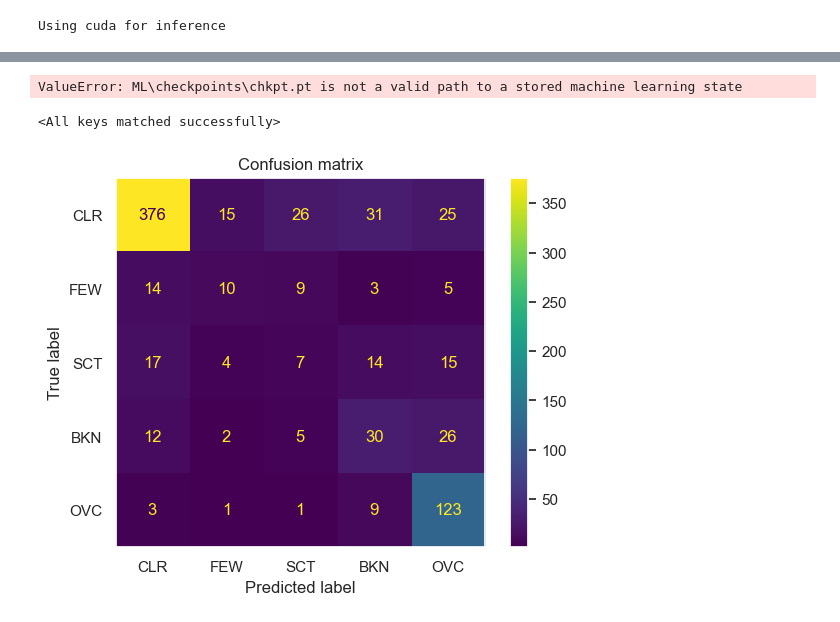
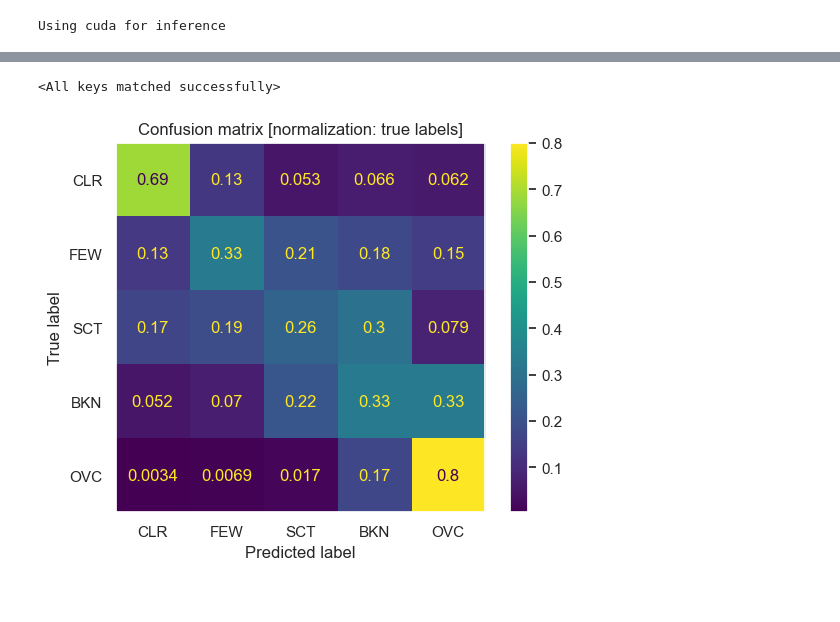
Before and after one commit to ErikWessel/MSCC-Notebooks, a Jupyter notebook: ml_program.ipynb, the cells around one changed output, grey strips where cells are left out. Saved outputs shown, nothing was run; the diff lists cells and outputs as text; code cells hidden in the pictures.

```diff
--- a/ml_program.ipynb
+++ b/ml_program.ipynb
@@ -145,3 +166,9 @@ composed_transforms = transforms.Compose([
+# %%
+composed_transforms = transforms.RandomOrder([
+    transforms.RandomHorizontalFlip(),
+    transforms.RandomVerticalFlip(),
+    transforms.RandomRotation(90)
+])
 # %%
 bands = ['B4', 'B3', 'B2']
 station_radius = 8000.0
@@ -402,15 +412,30 @@ tensor([0.4671, 0.9150, 0.9083, 0.8819, 0.8278], device='cuda:0')
 # %%
-def display_confusion_matrix(model, dataloader, num_images=None):
+from typing import Optional
+
+
+class ConfusionMatrixNormalization(str, Enum):
+    ALL_SAMPLES = 'all',
+    TRUE_LABELS = 'true',
+    PREDICTED_LABELS = 'pred'
+
+def display_confusion_matrix(model, dataloader:DataLoader, normalization:Optional[ConfusionMatrixNormalization] = None,
+                             num_images = None) -> pd.DataFrame:
+    normalization_mode = None
+    title = 'Confusion matrix'
+    if normalization is not None:
+        normalization_mode = normalization.value
+        title += ' [normalization: ' + normalization.name.lower().replace('_', ' ') + ']'
     # set the model to evaluation mode
     model.eval()
 
     # initialize the true and predicted labels
     true_labels = []
     predicted_labels = []
+    all_indices = []
 
     # get predictions for N images from the dataloader
     with torch.no_grad():
-        for i, (inputs, labels) in enumerate(dataloader):
+        for inputs, labels, indices in dataloader:
             if (num_images is not None) and (i == num_images):
                 break
             inputs = inputs.to(device)
@@ -419,16 +444,23 @@ def display_confusion_matrix(model, dataloader, num_images=None):
             _, predicted = torch.max(outputs, 1)
             true_labels += labels.cpu().numpy().tolist()
             predicted_labels += predicted.cpu().numpy().tolist()
+            all_indices += indices.tolist()
+
 
     # compute the confusion matrix
-    cm = confusion_matrix(true_labels, predicted_labels, labels=range(len(classes)))
+    cm = confusion_matrix(true_labels, predicted_labels, labels=range(len(classes)), normalize=normalization_mode)
 
     # display the confusion matrix
     disp = ConfusionMatrixDisplay(confusion_matrix=cm, display_labels=class_names)
     disp.plot(include_values=True, cmap='viridis', ax=None, xticks_rotation='horizontal')
     plt.grid(False)
-    plt.title('Confusion matrix')
+    plt.title(title)
     plt.show()
+
+    data_out = pd.DataFrame({'true label': true_labels, 'predicted label': predicted_labels, 'index': all_indices})
+    data_out['true label'] = data_out['true label'].apply(lambda x: class_names[x])
+    data_out['predicted label'] = data_out['predicted label'].apply(lambda x: class_names[x])
+    return data_out
 # %%
 if use_weighted_loss_function:
     criterion = nn.CrossEntropyLoss(loss_function_weights)
@@ -452,4 +480,2 @@ Best validation F1-Score: 0.735804
 # %%
-state = load_state(os.path.join('ML', 'checkpoints', 'chkpt.pt'))
+state = load_state(os.path.join('ML', 'states', 'efficientnet_v2_l_preset_2_SGD_LR_step_16_large_weights.pt'))
-# %% [output]
-ValueError: ML\checkpoints\chkpt.pt is not a valid path to a stored machine learning state
@@ -461,8 +485,5 @@ model_trained.load_state_dict(state.model_state)
 # %% [output]
 <All keys matched successfully>
 # %%
-visualization_dataloader = DataLoader(validation_dataset,  batch_size=16, shuffle=True)
+visualization_dataset = test_dataset
+visualization_dataloader = DataLoader(visualization_dataset,  batch_size=20, shuffle=True)
-# %%
-display_confusion_matrix(model_trained, visualization_dataloader)
-# %% [output]
-[figure, removed]
@@ -470,0 +490,4 @@ state = load_state(os.path.join('ML', 'states', 'efficientnet_v2_s_300img_x64_we
+# %%
+cm_data = display_confusion_matrix(model_trained, visualization_dataloader, ConfusionMatrixNormalization.TRUE_LABELS)
+# %% [output]
+[figure, added]
```
Also changed, not shown: parts of 35 cells of this notebook.
